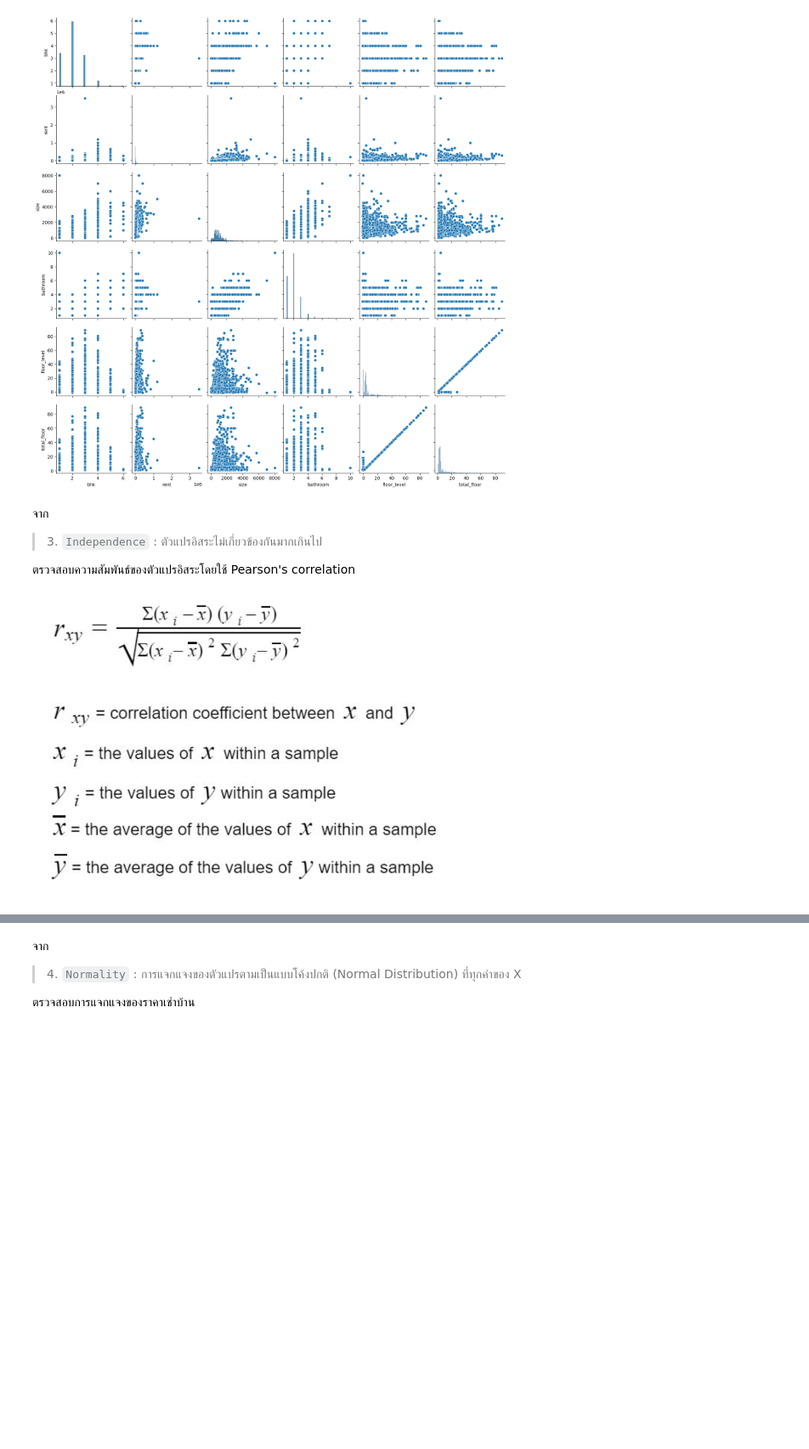
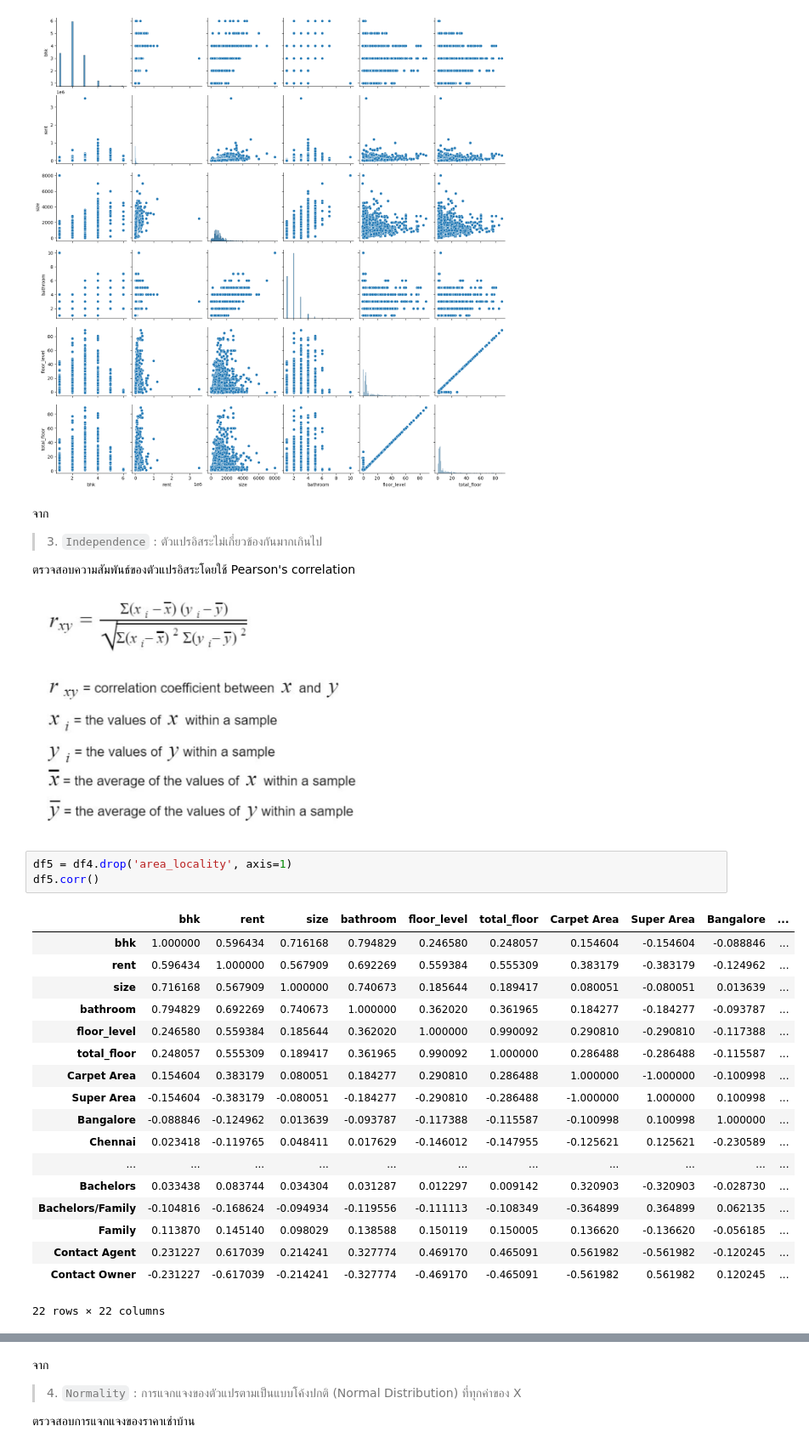
Before and after one commit to MrYellowSock/House-Rent-Prediction-in-India, a Jupyter notebook: HouseRentIndia.ipynb, the cells around one changed output, grey strips where cells are left out. Shown at 85% size. Drawn from its saved outputs; the diff is of its cells as text; blank space fills up the shorter version.

```diff
--- a/HouseRentIndia.ipynb
+++ b/HouseRentIndia.ipynb
@@ -265,8 +269,30 @@ sns.pairplot(df3)
 
 ตรวจสอบความสัมพันธ์ของตัวแปรอิสระโดยใช้ Pearson's correlation
 <div>
-<img src="attachment:Screenshot%202022-11-21%20161419.png" width="500"/>
+<img src="attachment:Screenshot%202022-11-21%20161419.png" width="400"/>
 </div>
+# %%
+df5 = df4.drop('area_locality', axis=1)
+df5.corr()
+# %% [output]
+|  | bhk | rent | size | bathroom | floor_level | total_floor | Carpet Area | Super Area | Bangalore | ... |
+| bhk | 1.000000 | 0.596434 | 0.716168 | 0.794829 | 0.246580 | 0.248057 | 0.154604 | -0.154604 | -0.088846 | ... |
+| rent | 0.596434 | 1.000000 | 0.567909 | 0.692269 | 0.559384 | 0.555309 | 0.383179 | -0.383179 | -0.124962 | ... |
+| size | 0.716168 | 0.567909 | 1.000000 | 0.740673 | 0.185644 | 0.189417 | 0.080051 | -0.080051 | 0.013639 | ... |
+| bathroom | 0.794829 | 0.692269 | 0.740673 | 1.000000 | 0.362020 | 0.361965 | 0.184277 | -0.184277 | -0.093787 | ... |
+| floor_level | 0.246580 | 0.559384 | 0.185644 | 0.362020 | 1.000000 | 0.990092 | 0.290810 | -0.290810 | -0.117388 | ... |
+| total_floor | 0.248057 | 0.555309 | 0.189417 | 0.361965 | 0.990092 | 1.000000 | 0.286488 | -0.286488 | -0.115587 | ... |
+| Carpet Area | 0.154604 | 0.383179 | 0.080051 | 0.184277 | 0.290810 | 0.286488 | 1.000000 | -1.000000 | -0.100998 | ... |
+| Super Area | -0.154604 | -0.383179 | -0.080051 | -0.184277 | -0.290810 | -0.286488 | -1.000000 | 1.000000 | 0.100998 | ... |
+| Bangalore | -0.088846 | -0.124962 | 0.013639 | -0.093787 | -0.117388 | -0.115587 | -0.100998 | 0.100998 | 1.000000 | ... |
+| Chennai | 0.023418 | -0.119765 | 0.048411 | 0.017629 | -0.146012 | -0.147955 | -0.125621 | 0.125621 | -0.230589 | ... |
+| ... | ... | ... | ... | ... | ... | ... | ... | ... | ... | ... |
+| Bachelors | 0.033438 | 0.083744 | 0.034304 | 0.031287 | 0.012297 | 0.009142 | 0.320903 | -0.320903 | -0.028730 | ... |
+| Bachelors/Family | -0.104816 | -0.168624 | -0.094934 | -0.119556 | -0.111113 | -0.108349 | -0.364899 | 0.364899 | 0.062135 | ... |
+| Family | 0.113870 | 0.145140 | 0.098029 | 0.138588 | 0.150119 | 0.150005 | 0.136620 | -0.136620 | -0.056185 | ... |
+| Contact Agent | 0.231227 | 0.617039 | 0.214241 | 0.327774 | 0.469170 | 0.465091 | 0.561982 | -0.561982 | -0.120245 | ... |
+| Contact Owner | -0.231227 | -0.617039 | -0.214241 | -0.327774 | -0.469170 | -0.465091 | -0.561982 | 0.561982 | 0.120245 | ... |
+22 rows × 22 columns
 # %%
 # Define a nice color map for our heatmap
 cmap = sns.diverging_palette(230, 20, as_cmap=True)
```
Also changed, not shown: parts of 37 cells of this notebook.
